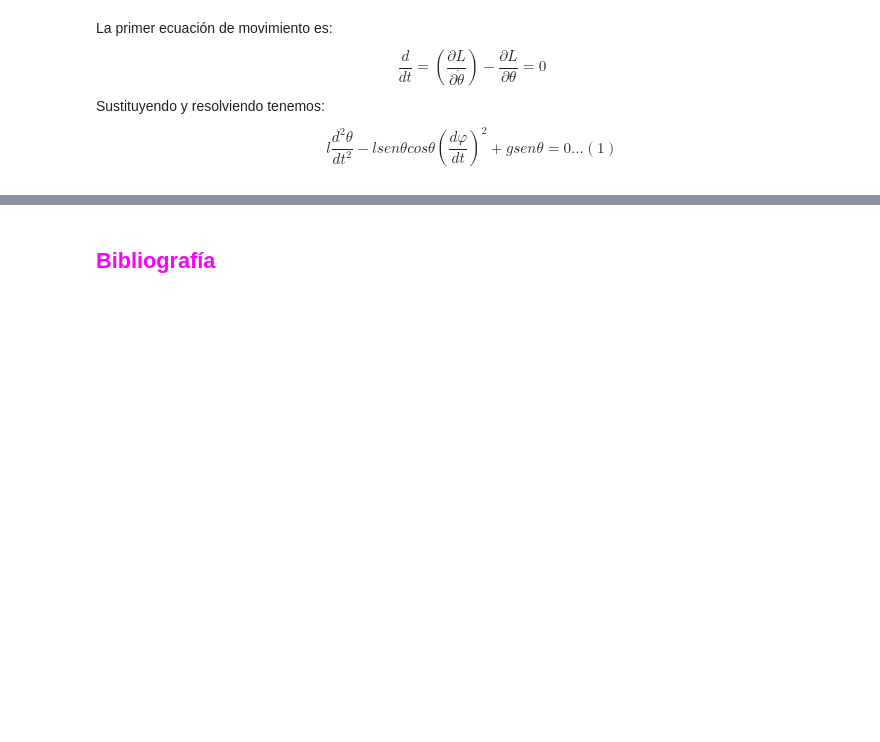
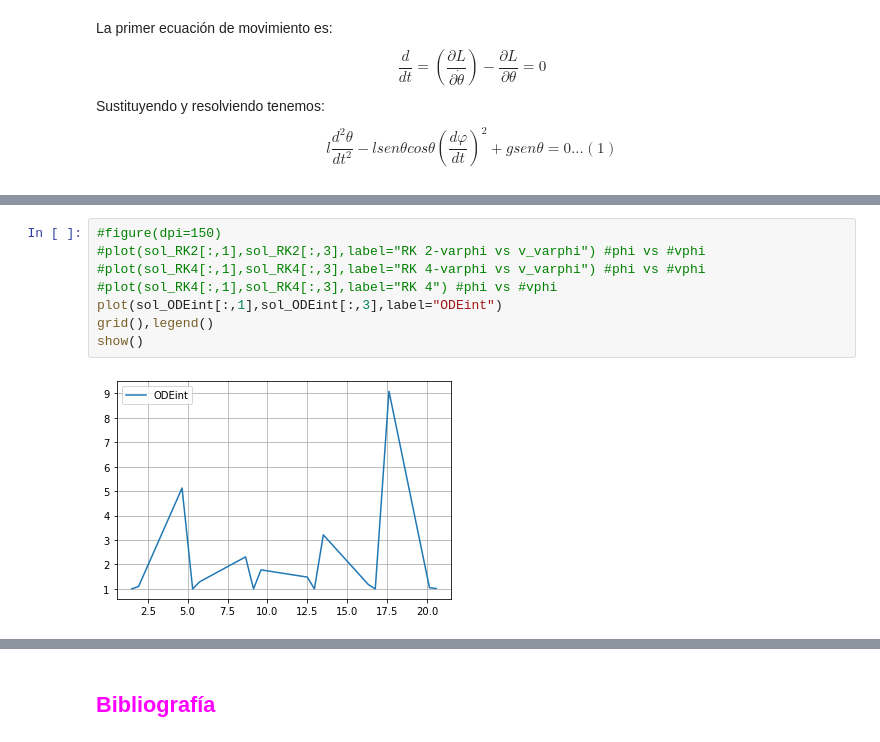
Before and after one commit to Sandiihers/Proyecto-Fisica-Computacional, a Jupyter notebook: Proyecto-Python.ipynb, the cells around one changed output, grey strips where cells are left out. Saved outputs shown, nothing was run; the diff lists cells and outputs as text; blank space fills up the shorter version.

```diff
--- a/Proyecto-Python.ipynb
+++ b/Proyecto-Python.ipynb
@@ -129,0 +250,10 @@ SyntaxError: invalid syntax (<ipython-input-2-29f8cb4f8555>, line 1)
+# %%
+#figure(dpi=150)
+#plot(sol_RK2[:,1],sol_RK2[:,3],label="RK 2-varphi vs v_varphi") #phi vs #vphi
+#plot(sol_RK4[:,1],sol_RK4[:,3],label="RK 4-varphi vs v_varphi") #phi vs #vphi
+#plot(sol_RK4[:,1],sol_RK4[:,3],label="RK 4") #phi vs #vphi
+plot(sol_ODEint[:,1],sol_ODEint[:,3],label="ODEint")
+grid(),legend()
+show()
+# %% [output]
+[figure, added]
```
Also changed, not shown: parts of 47 cells of this notebook.
